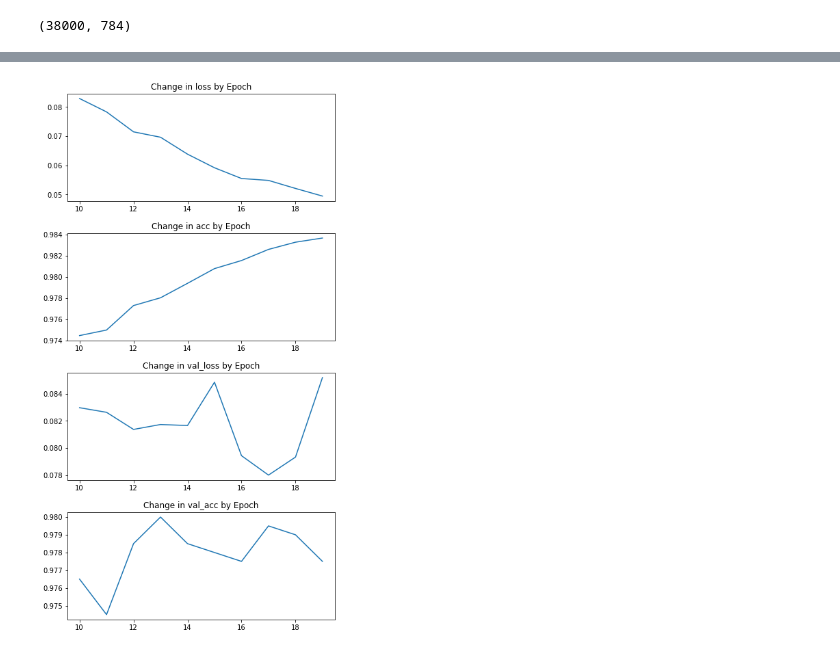
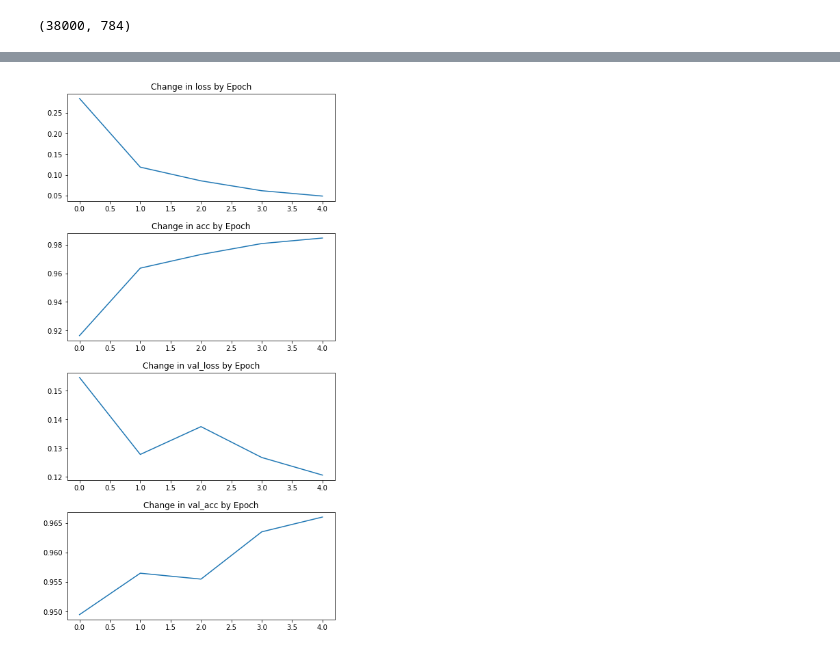
Before and after one commit to philosofool/learning, a Jupyter notebook: tf_keras/using_callbacks.ipynb, the cells around one changed output, grey strips where cells are left out. Saved outputs shown, nothing was run; the diff lists cells and outputs as text; code cells hidden in the pictures.

```diff
--- a/tf_keras/using_callbacks.ipynb
+++ b/tf_keras/using_callbacks.ipynb
@@ -134,15 +85,15 @@ _________________________________________________________________
 early_stopping = keras.callbacks.EarlyStopping(monitor='loss',
                                                 patience = 10,
                                                 restore_best_weights = True)
-progress_update = TimedProgressUpdate(.1)
+progress_update = my_utils.TimedProgressUpdate(.1)
 callbacks = [progress_update, early_stopping]
 epochs = 0
 initial_epoch = 0
-batch_size = 512
+batch_size = 128
 # %%
 if False: ## reinitialize
     model_dropout.set_weights(init_weights)
-increment_epochs = 500
+increment_epochs = 5
 epochs += increment_epochs
 
 history = model_dropout.fit(X_train, y_train,
@@ -151,6 +102,6 @@ history = model_dropout.fit(X_train, y_train,
                         batch_size=batch_size,
                         validation_data=(X_dev, y_dev),
                         callbacks = callbacks,
-                        verbose = 0)
+                        verbose = 1)
 initial_epoch += increment_epochs
 # %% [output]
@@ -168,4 +120,4 @@ Finished fitting at 11:07:07. Elapsed time 0:00:57.379762.
 # %%
-my_utils.history_plot(history, start_epoch=10, end_epoch=20)
+my_utils.history_plot(history, start_epoch=0, end_epoch=None)
 # %% [output]
-[figure, old version]
+[figure, new version]
```
Also changed, not shown: parts of 15 cells of this notebook.
